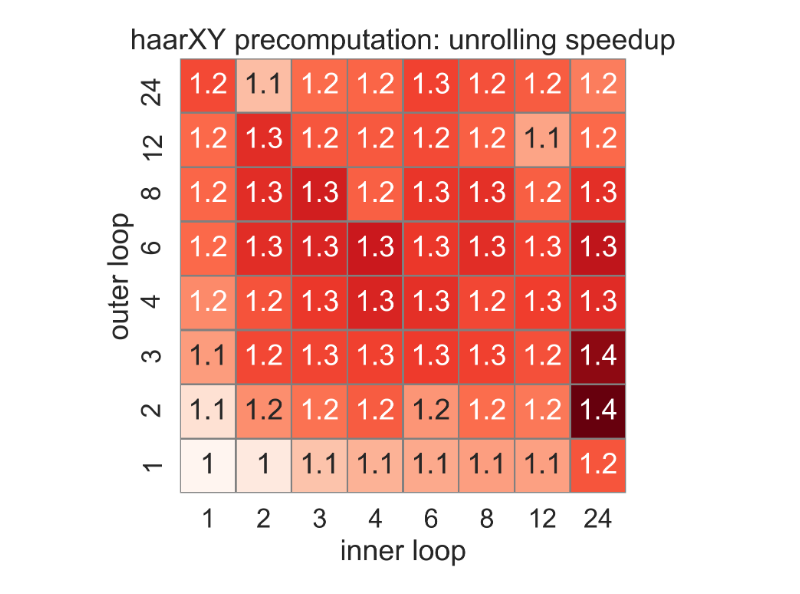
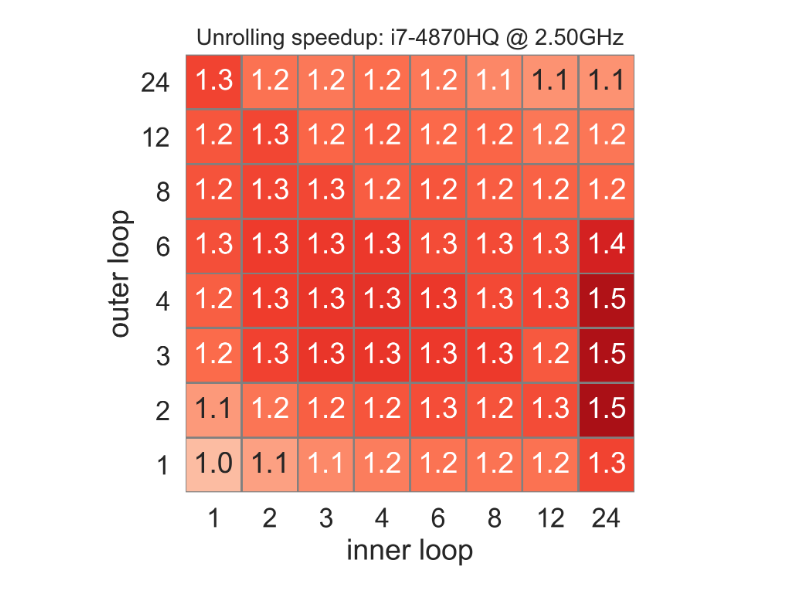
Before and after one commit to laurinpaech/Haswellhof, a Jupyter notebook: scripts/autotune_heatmap.ipynb, the cells around one changed output. Saved outputs shown, nothing was run; the diff lists cells and outputs as text; code cells hidden in the pictures.

```diff
--- a/scripts/autotune_heatmap.ipynb
+++ b/scripts/autotune_heatmap.ipynb
@@ -4,5 +4,6 @@ import numpy as np
 import seaborn as sns
 import pandas as pd
 
-fp = "/Users/valentinwolf/Documents/Studium/ETH/ASL/team042/benchmarking_files/descriptors_autotune_divisible_REP10_num_runs1"
+from matplotlib import rcParams
+rcParams.update({'figure.autolayout': True})
 # %%
@@ -52,24 +261,29 @@ get_msurf_descriptor_haar_unroll_4_24_False.csv
 # %%
 import matplotlib.pyplot as plt
 import matplotlib as mpl
 mpl.rcParams['figure.dpi'] = 300
 
 sns.set(font_scale=1.5)
 plt.figure(figsize=(5,5))
-ax = sns.heatmap(false_arr[[1, 2, 3, 4, 6, 8, 12, 24][::-1]][:,[1, 2, 3, 4, 6, 8, 12, 24]],
+ax = sns.heatmap(true_arr[[1, 2, 3, 4, 6, 8, 12, 24][::-1]][:,[1, 2, 3, 4, 6, 8, 12, 24]],
             yticklabels=[1, 2, 3, 4, 6, 8, 12, 24][::-1],
             xticklabels=[1, 2, 3, 4, 6, 8, 12, 24],
             linewidths=1,
             linecolor='gray',
             cbar=False,
 #             cbar_kws={'label': 'speedup', "orientation": "horizontal", "fraction":0.05, "aspect":40, "pad"},
             cmap="Reds",
             annot=True,
+            fmt='.1f',
+            vmin=0.8, vmax=1.6
            )
 
-ax.set(xlabel='inner loop', ylabel='outer loop', title="haarXY precomputation: unrolling speedup")
+ax.set(xlabel='inner loop', ylabel='outer loop')
 # ax.xaxis.set_ticks_position('top')
 # ax.xaxis.set_label_position('top')
+plt.yticks(rotation=0)
+ax.set_title(title,fontsize=14)
+plt.savefig('../plots/heatmap_true_{fn}.png')
 plt.show()
 # %% [output]
-[figure, old version]
+[figure, new version]
```
Also changed, not shown: parts of 4 cells of this notebook, 4 other files.
